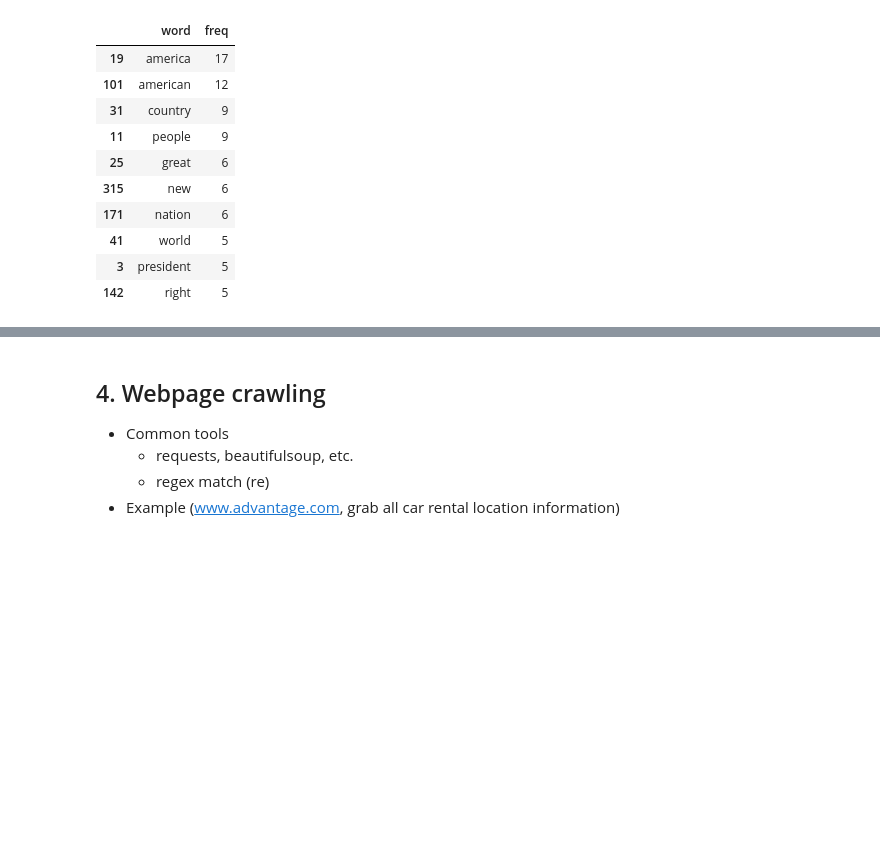
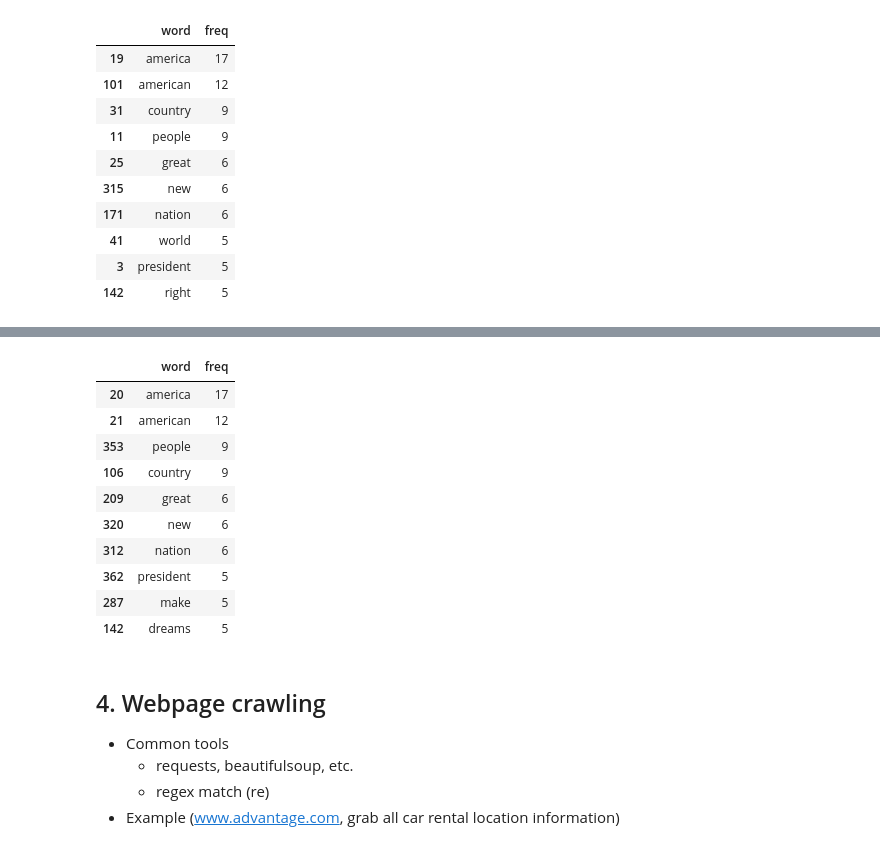
Before and after one commit to xiangshiyin/atl_meetup_20190302, a Jupyter notebook: notebook/demo_v1.ipynb, the cells around one changed output, grey strips where cells are left out. Saved outputs shown, nothing was run; the diff lists cells and outputs as text; code cells hidden in the pictures; blank space fills up the shorter version.

```diff
--- a/notebook/demo_v1.ipynb
+++ b/notebook/demo_v1.ipynb
@@ -496,3 +501,39 @@ df2.sort_values(by='freq',ascending=False).head(10)
+# %%
+import MySQLdb
+import pandas as pd
+
+# create the database connection
+db = MySQLdb.connect(host="localhost",
+                     user="test123",
+                     passwd="1234")
+# query database, get output as a dataframe
+df = pd.read_sql('select * from adhoc.word_count',db)
+# %%
+## another way
+# create a cursor to execute query
+cur = db.cursor()
+cur.execute("select * from adhoc.word_count")
+result = list(cur.fetchall())
+df = pd.DataFrame(result,columns=['word','freq'])
+df.sort_values(by='freq',ascending=False).head(10)
+# remove the stop words
+from sklearn.feature_extraction import stop_words
+df2 = df.loc[~df.word.isin(
+    stop_words.ENGLISH_STOP_WORDS
+)]
+df2.sort_values(by='freq',ascending=False).head(10)
+# %% [output]
+|  | word | freq |
+| 20 | america | 17 |
+| 21 | american | 12 |
+| 353 | people | 9 |
+| 106 | country | 9 |
+| 209 | great | 6 |
+| 320 | new | 6 |
+| 312 | nation | 6 |
+| 362 | president | 5 |
+| 287 | make | 5 |
+| 142 | dreams | 5 |
 # %% [markdown]
 ## 4. Webpage crawling
 
```
Also changed, not shown: parts of 1 cell of this notebook, 3 other files.
